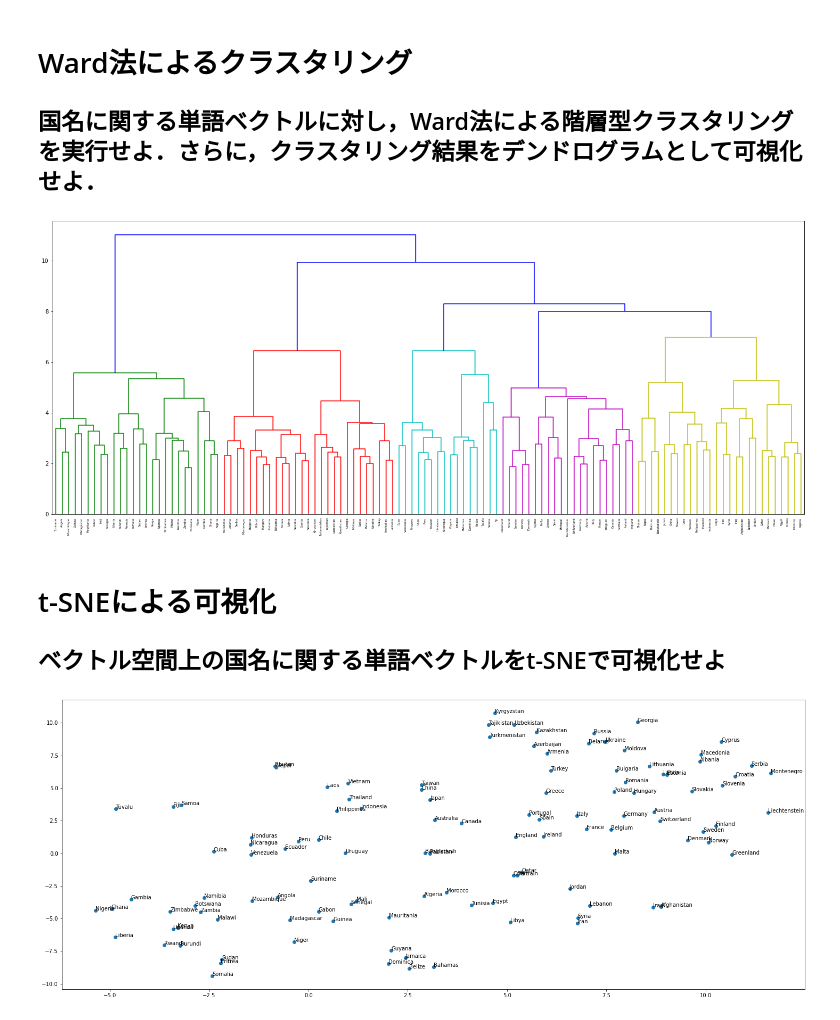
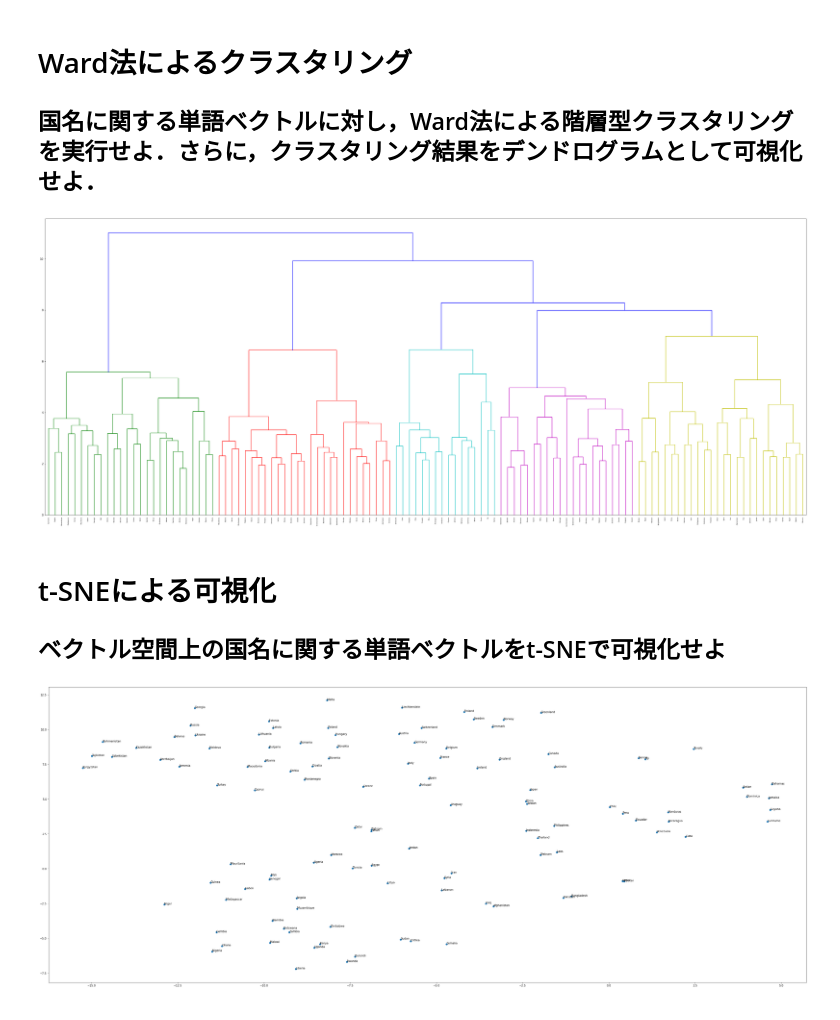
Before and after one commit to iamtatsuki05/NLP_100, a Jupyter notebook: NLP_100_7.ipynb, the cells around one changed output. Saved outputs shown, nothing was run; the diff lists cells and outputs as text; code cells hidden in the pictures.

```diff
--- a/NLP_100_7.ipynb
+++ b/NLP_100_7.ipynb
@@ -147,19 +131,32 @@ Baghdad Iraq Hanoi Vietnam
 # Athens Greece Tokyo Japan
 # Baghdad Iraq Bangkok Thailand
 
-with open('questions-words.txt' , 'r') as f1:
-    questions = f1.readlines()
+# with open('questions-words.txt' , 'r') as f1:
+#     questions = f1.readlines()
 
-with open('result.txt' , 'w') as f2:
-    for idx , question in enumerate(questions):
-        words = question.split()
-        if len(words) == 4:
-            scores = model.most_similar(positive=[words[1] , words[2]], negative=[words[0]] , topn=1)[0]
-            words += [scores[0] , str(scores[1])]
-            output = ' '.join(words) + '\n'
-        else:
-            output = question
-        f2.write(output)
+# with open('result.txt' , 'w') as f2:
+#     for idx , question in enumerate(questions):
+#         words = question.split()
+#         if len(words) == 4:
+#             scores = model.most_similar(positive=[words[1] , words[2]], negative=[words[0]] , topn=1)[0]
+#             words += [scores[0] , str(scores[1])]
+#             output = ' '.join(words) + '\n'
+#         else:
+#             output = question
+#         f2.write(output)
+# %%
+with open('questions-words.txt' , 'r') as f1:
+    questions = f1.readlines()
+
+with open('result.txt' , 'w') as f2:
+    for idx , question in enumerate(questions):
+        words = question.split()
+        if len(words) == 4:
+            scores = model.most_similar(positive=[words[1] , words[2]] , negative=[words[0]] , topn=1)[0]
+            output = ' '.join(words + [scores[0] , str(scores[1])]) + '\n'
+        else:
+            output = question
+        f2.write(output)
 # %%
 !head -30 result.txt
 # %% [output]
@@ -296,0 +320,5 @@ print(correlation)
+# %%
+with open('questions-words.txt' , 'r') as f:
+    questions = f.read()
+questions.splitlines()
+questions
@@ -341,14 +377,14 @@ Afghanistan Australia Bahrain Bangladesh China Egypt Indonesia Iran Iraq Japan J
 # %%
 from matplotlib import pyplot as plt
 from scipy.cluster.hierarchy import dendrogram, linkage
 
 #作図
-plt.figure(figsize=(25 , 10))
+plt.figure(figsize=(50 , 20))
 link = linkage(countries_vec , method='ward')
 dendrogram(link , labels=countries)
 plt.show()
 # %% [output]
-[figure, old version]
+[figure, new version]
 # %%
 #参考https://qiita.com/pontyo4/items/a2e7dec57c3699c519a5
 #https://di-acc2.com/programming/python/4478/
@@ -365,7 +401,7 @@ xs = [_[0] for _ in country_vec_embedded]
 ys = [_[1] for _ in country_vec_embedded]
 
 #作図
-fig = plt.figure(figsize=(25 , 10))
+fig = plt.figure(figsize=(50 , 20))
 plt.scatter(xs , ys)
 ax = plt.gca() #Pyplotインターフェースからオブジェクト指向インターフェースに切り替える
 
@@ -373,7 +409,7 @@ for idx , country in enumerate(countries):
     ax.annotate(country, (xs[idx] , ys[idx]))
 plt.show()
 # %% [output]
-[figure, old version]
+[figure, new version]
 # %%
 #参考https://qiita.com/g-k/items/120f1cf85ff2ceae4aba
 #https://qiita.com/skotaro/items/08dc0b8c5704c94eafb9
```
Also changed, not shown: parts of 11 cells of this notebook, 6 other files.
